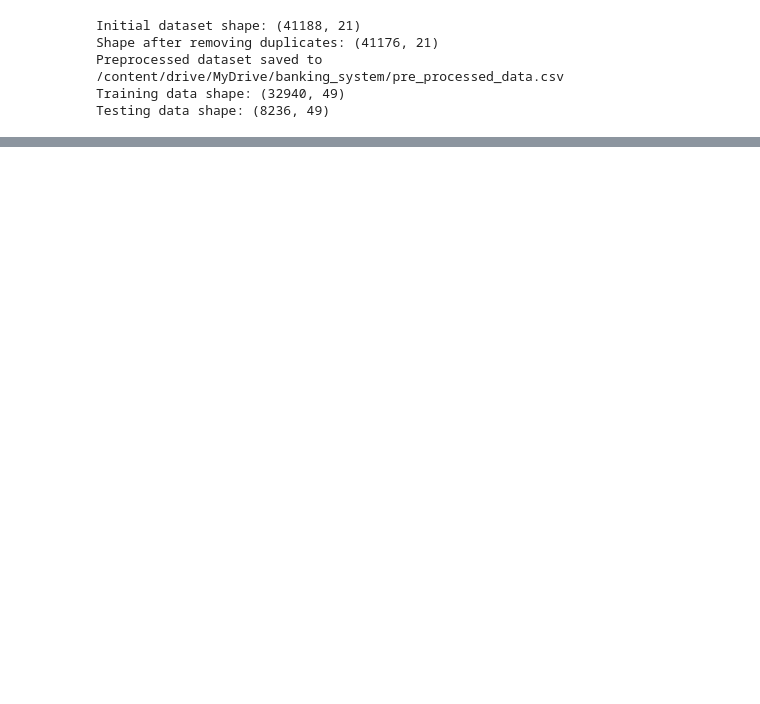
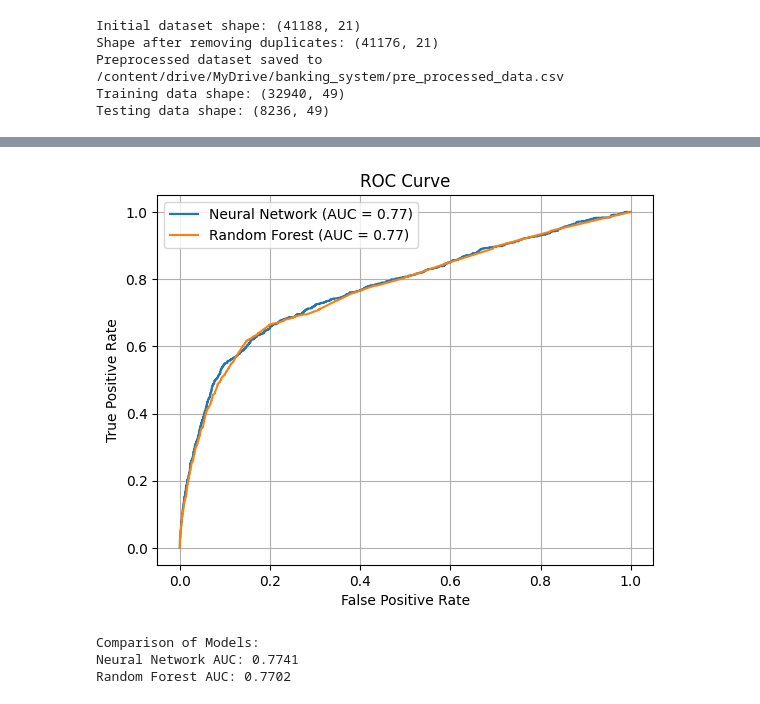
Before and after one commit to Senuth-Per/ML_Coursework_Banking_Systerm, a Jupyter notebook: Ml_CW.ipynb, the cells around one changed output, grey strips where cells are left out. Saved outputs shown, nothing was run; the diff lists cells and outputs as text; code cells hidden in the pictures; blank space fills up the shorter version.

```diff
--- a/Ml_CW.ipynb
+++ b/Ml_CW.ipynb
@@ -103,0 +219,23 @@ Testing data shape: (8236, 49)
+# %%
+# ROC Curve
+nn_fpr, nn_tpr, _ = roc_curve(y_test, nn_y_pred_prob)
+rf_fpr, rf_tpr, _ = roc_curve(y_test, rf_y_pred_prob)
+
+plt.plot(nn_fpr, nn_tpr, label=f'Neural Network (AUC = {nn_roc_auc:.2f})')
+plt.plot(rf_fpr, rf_tpr, label=f'Random Forest (AUC = {rf_roc_auc:.2f})')
+plt.title("ROC Curve")
+plt.xlabel("False Positive Rate")
+plt.ylabel("True Positive Rate")
+plt.legend()
+plt.grid()
+plt.show()
+
+# Compare Models
+print("Comparison of Models:")
+print(f"Neural Network AUC: {nn_roc_auc:.4f}")
+print(f"Random Forest AUC: {rf_roc_auc:.4f}")
+# %% [output]
+[figure, added]
+Comparison of Models:
+Neural Network AUC: 0.7741
+Random Forest AUC: 0.7702
```
Also changed, not shown: parts of 5 cells of this notebook.
